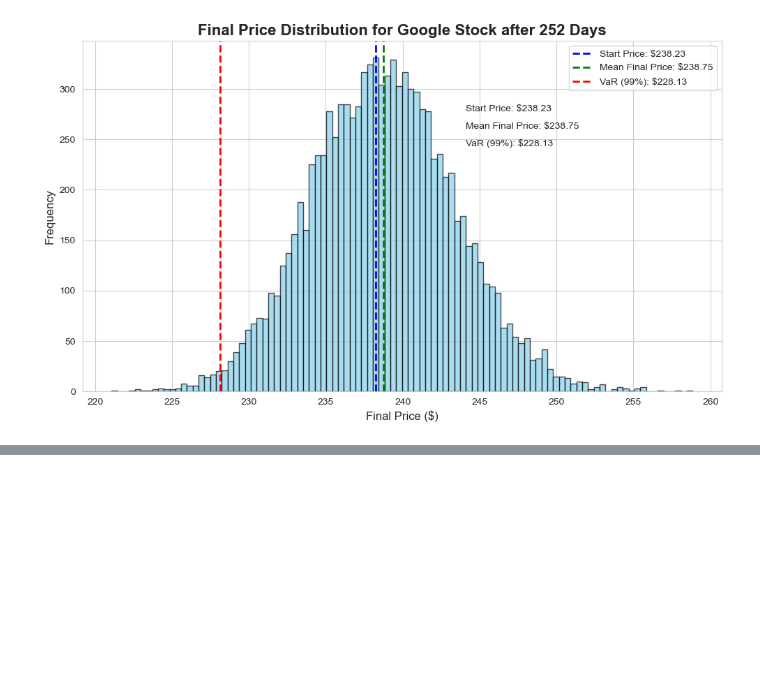
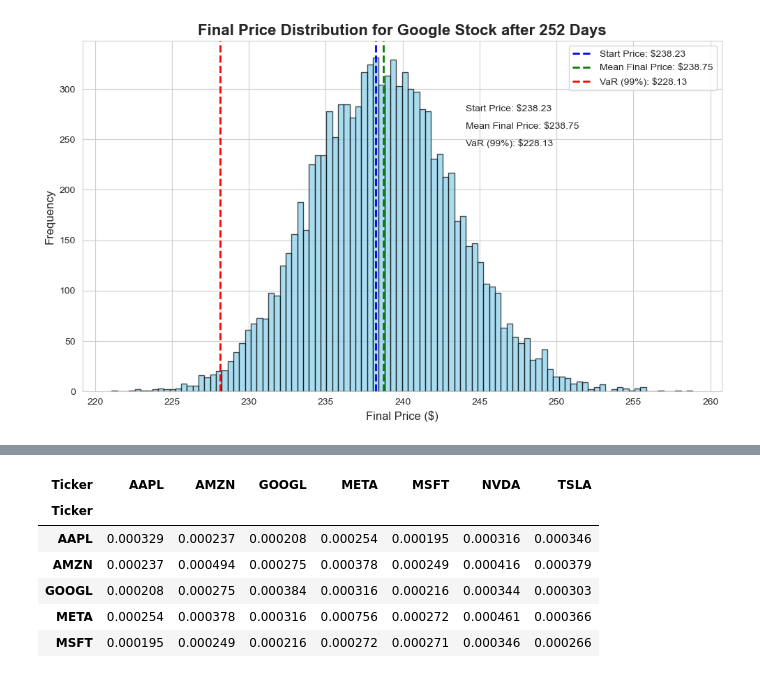
Before and after one commit to tugpa/Risk-Analysis-and-Forecasting-of-Tech-Stocks, a Jupyter notebook: Analyzing and Predicting Magnificent 7 Stocks.ipynb, the cells around one changed output, grey strips where cells are left out. Saved outputs shown, nothing was run; the diff lists cells and outputs as text; code cells hidden in the pictures; blank space fills up the shorter version.

```diff
--- a/Analyzing and Predicting Magnificent 7 Stocks.ipynb
+++ b/Analyzing and Predicting Magnificent 7 Stocks.ipynb
@@ -330,3 +330,19 @@ plt.tight_layout()
 plt.show()
 # %% [output]
 [figure]
+# %%
+import pandas as pd
+import numpy as np
+import yfinance as yf
+import matplotlib.pyplot as plt
+
+stock_list = ['AAPL', 'AMZN', 'GOOGL', 'META', 'MSFT', 'NVDA', 'TSLA']
+
+end_date = pd.Timestamp.now()
+start_date = end_date - pd.DateOffset(years=5)
+stock_data = yf.download(stock_list, start=start_date, end=end_date)['Close']
+
+daily_returns = stock_data.pct_change().dropna()
+
+print("Daily Returns (last 5 days):")
+print(daily_returns.tail())
@@ -332,0 +367,13 @@ plt.show()
+# %%
+#Covariance Matrix of Daily Returns
+cov_matrix = daily_returns.cov()
+
+cov_matrix.head()
+# %% [output]
+| Ticker | AAPL | AMZN | GOOGL | META | MSFT | NVDA | TSLA |
+| Ticker |  |  |  |  |  |  |  |
+| AAPL | 0.000329 | 0.000237 | 0.000208 | 0.000254 | 0.000195 | 0.000316 | 0.000346 |
+| AMZN | 0.000237 | 0.000494 | 0.000275 | 0.000378 | 0.000249 | 0.000416 | 0.000379 |
+| GOOGL | 0.000208 | 0.000275 | 0.000384 | 0.000316 | 0.000216 | 0.000344 | 0.000303 |
+| META | 0.000254 | 0.000378 | 0.000316 | 0.000756 | 0.000272 | 0.000461 | 0.000366 |
+| MSFT | 0.000195 | 0.000249 | 0.000216 | 0.000272 | 0.000271 | 0.000346 | 0.000266 |
```
Also changed, not shown: parts of 7 cells of this notebook.
